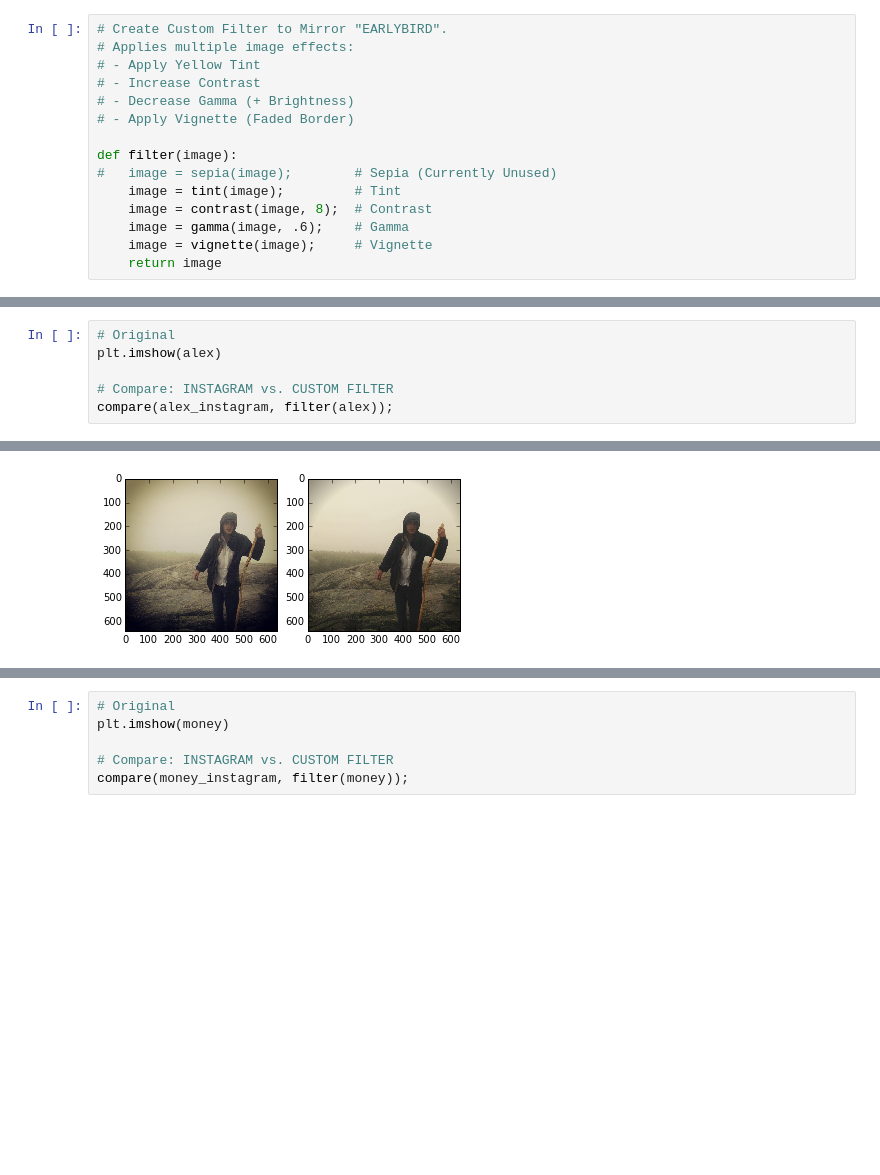
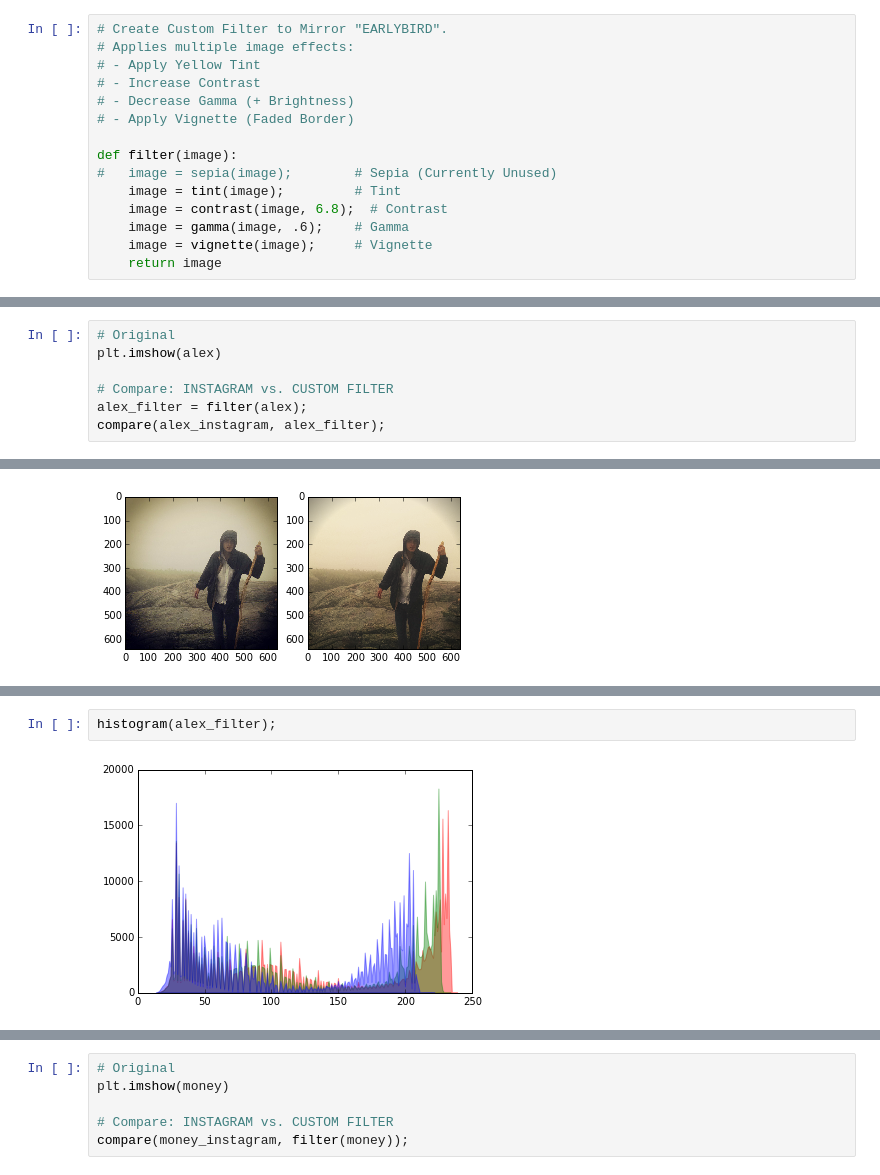
Before and after one commit to alexjohnson505/image-filter, a Jupyter notebook: image-filter.ipynb, the cells around one changed output, grey strips where cells are left out. Drawn from its saved outputs; the diff is of its cells as text; blank space fills up the shorter version.

```diff
--- a/image-filter.ipynb
+++ b/image-filter.ipynb
@@ -63,7 +63,7 @@ def img_info(image):
 def filter(image):
 #   image = sepia(image);        # Sepia (Currently Unused)
     image = tint(image);         # Tint
-    image = contrast(image, 8);  # Contrast
+    image = contrast(image, 6.8);  # Contrast
     image = gamma(image, .6);    # Gamma
     image = vignette(image);     # Vignette
     return image
@@ -231,7 +228,8 @@ def contrast(image, gain):
 plt.imshow(alex)
 
 # Compare: INSTAGRAM vs. CUSTOM FILTER
-compare(alex_instagram, filter(alex));
+alex_filter = filter(alex);
+compare(alex_instagram, alex_filter);
 # %% [output]
 [figure]
 [figure]
@@ -238,3 +242,7 @@ compare(alex_instagram, filter(alex));
+# %%
+histogram(alex_filter);
+# %% [output]
+[figure, added]
 # %%
 # Original
 plt.imshow(bike)
```
Also changed, not shown: parts of 7 cells of this notebook.
